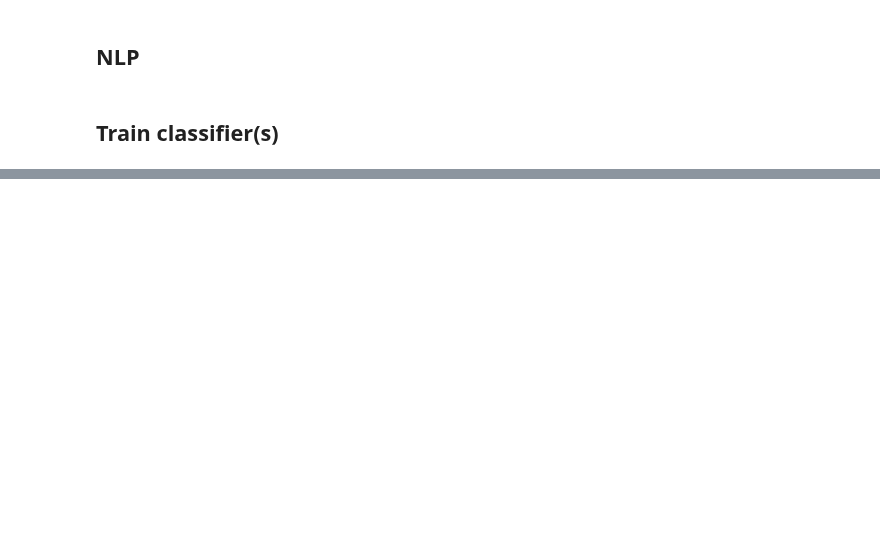
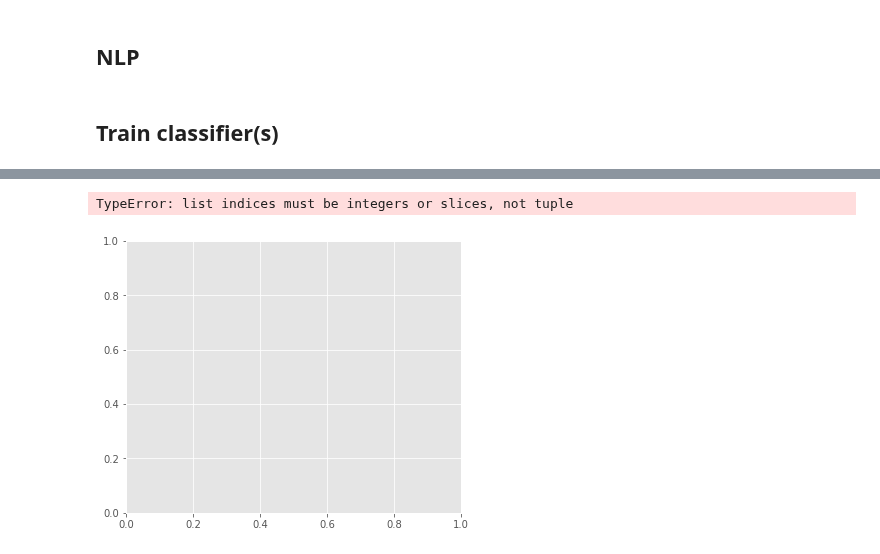
Before and after one commit to cfdv/troll_classifier, a Jupyter notebook: unique_authors_in_comments.ipynb, the cells around one changed output, grey strips where cells are left out. Saved outputs shown, nothing was run; the diff lists cells and outputs as text; code cells hidden in the pictures; blank space fills up the shorter version.

```diff
--- a/unique_authors_in_comments.ipynb
+++ b/unique_authors_in_comments.ipynb
@@ -203,0 +345,3 @@ clfs = {}
+# %%
+# include the model for comparisons
+clfs['Balanced_RF'] = brf
@@ -203,0 +387,11 @@ clfs = {}
+# %%
+# rnd_smp = np.random.random_sample(len(X)) < 0.
+fig, ax = plt.subplots(1, figsize=(6, 5))
+#classifier_labels = ['Random_Forest (RF)', 'Balanced_RF']
+#classifiers = {'Random_Forest (RF)': rf, 'Balanced_RF': brf}
+for label, clf in clfs.items():
+    #plot_roc_nofit(ax, X_test, y_test, clf, label)
+    multi_class='ovo'
+# %% [output]
+TypeError: list indices must be integers or slices, not tuple
+[figure, added]
```
Also changed, not shown: parts of 23 cells of this notebook.
